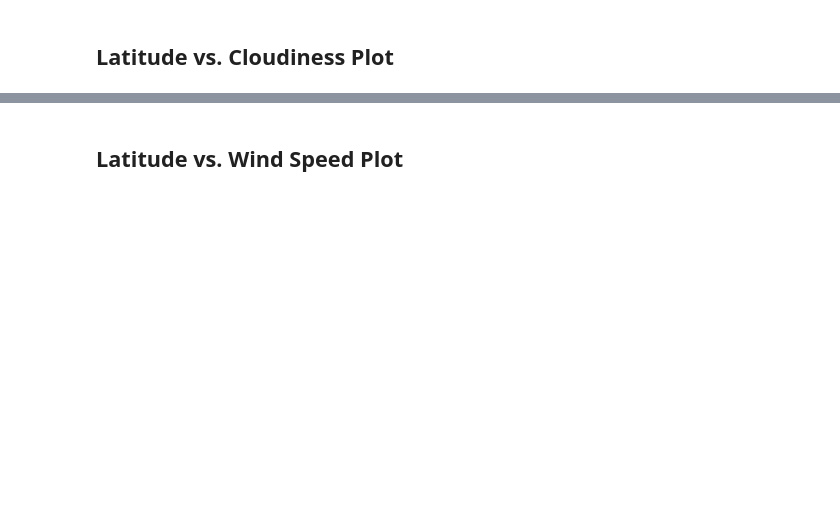
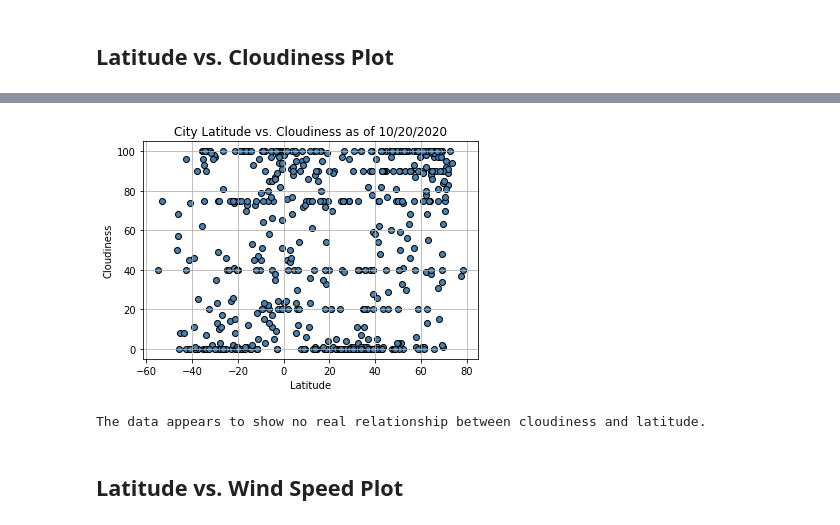
Before and after one commit to ZKeller22/UCI-Homework-Keller, a Jupyter notebook: python-api-challenge/WeatherPy/WeatherPy.ipynb, the cells around one changed output, grey strips where cells are left out. Cells and saved outputs as stored; diff of their text form; code cells hidden in the pictures; blank space fills up the shorter version.

```diff
--- a/python-api-challenge/WeatherPy/WeatherPy.ipynb
+++ b/python-api-challenge/WeatherPy/WeatherPy.ipynb
@@ -245,2 +261,23 @@ plt.show()
+# %%
+# Build a scatter plot for each data type
+plt.scatter(clean_city_data["Lat"], clean_city_data["Cloudiness"], marker="o",color ='steelblue', edgecolor='black')
+
+# Incorporate the other graph properties
+plt.title(f'City Latitude vs. Cloudiness as of {today}')
+plt.ylabel("Cloudiness")
+plt.xlabel("Latitude")
+plt.grid(True)
+
+# Save the figure
+plt.savefig("../output_data/Fig3.png")
+
+# Show plot
+plt.show()
+
+#Analysis
+print("The data appears to show no real relationship between cloudiness and latitude.")
+# %% [output]
+[figure, added]
+The data appears to show no real relationship between cloudiness and latitude.
 # %% [markdown]
 ## Latitude vs. Wind Speed Plot
```
Also changed, not shown: parts of 28 cells of this notebook.
